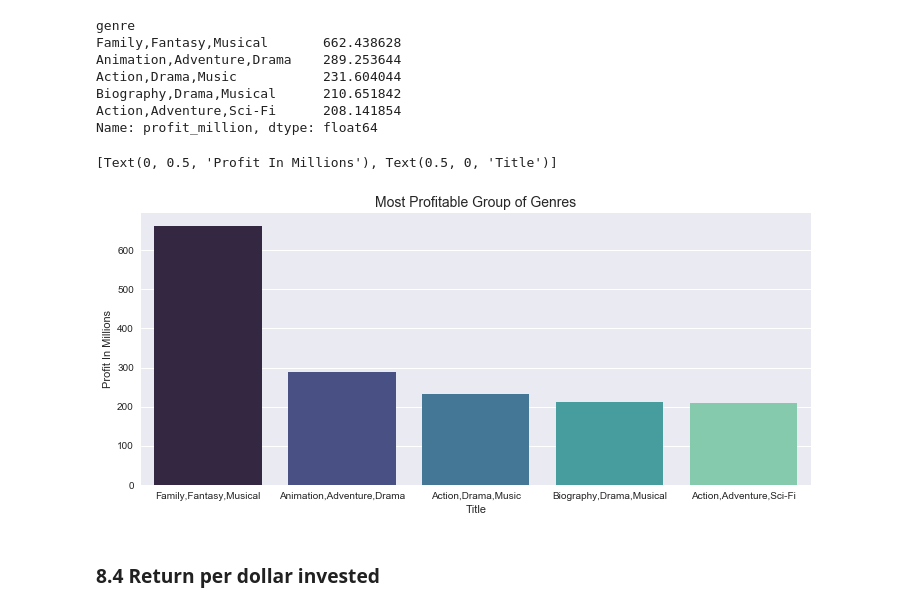
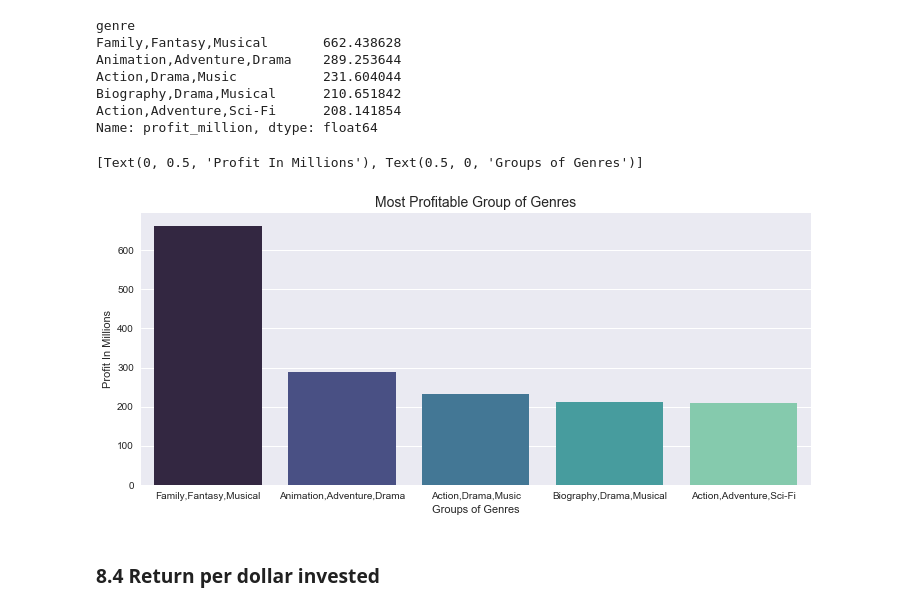
Before and after one commit to Ismaeltrevi/project-cinema, a Jupyter notebook: project-cinema.ipynb, the cells around one changed output. Drawn from its saved outputs; the diff is of its cells as text; code cells hidden in the pictures.

```diff
--- a/project-cinema.ipynb
+++ b/project-cinema.ipynb
@@ -917,13 +912,13 @@ Name: profit_million, dtype: float64
 # %%
 genre_group_net = df_genre_mean.nlargest(5,'profit_million')
 plt.figure(figsize=(12, 5))
 plt.savefig('destination_path.eps', format='eps')
 genre_group_net = sns.barplot(x='genre', y='profit_million', data=genre_group_net.reset_index(),palette="mako")
 genre_group_net.set_title('Most Profitable Group of Genres', fontdict={'fontsize':14});
-genre_group_net.set(xlabel='Title', ylabel='Profit In Millions')
+genre_group_net.set(xlabel='Groups of Genres', ylabel='Profit In Millions')
 # %% [output]
-[Text(0, 0.5, 'Profit In Millions'), Text(0.5, 0, 'Title')]
+[Text(0, 0.5, 'Profit In Millions'), Text(0.5, 0, 'Groups of Genres')]
-[figure, old version]
+[figure, new version]
 # %% [markdown]
 ### 8.4 Return per dollar invested
 # %%
```
Also changed, not shown: parts of 30 cells of this notebook, 1 other file.
